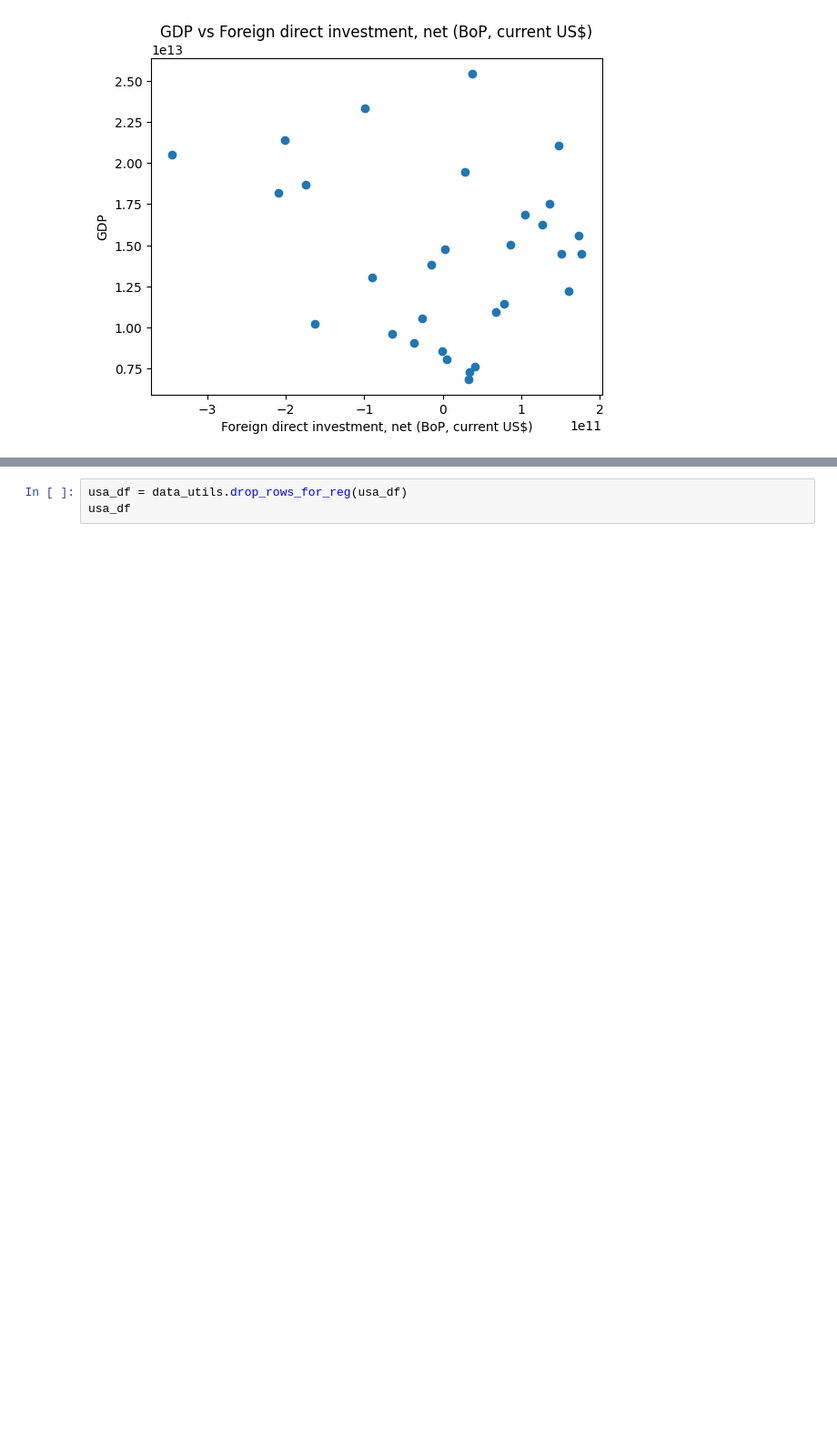
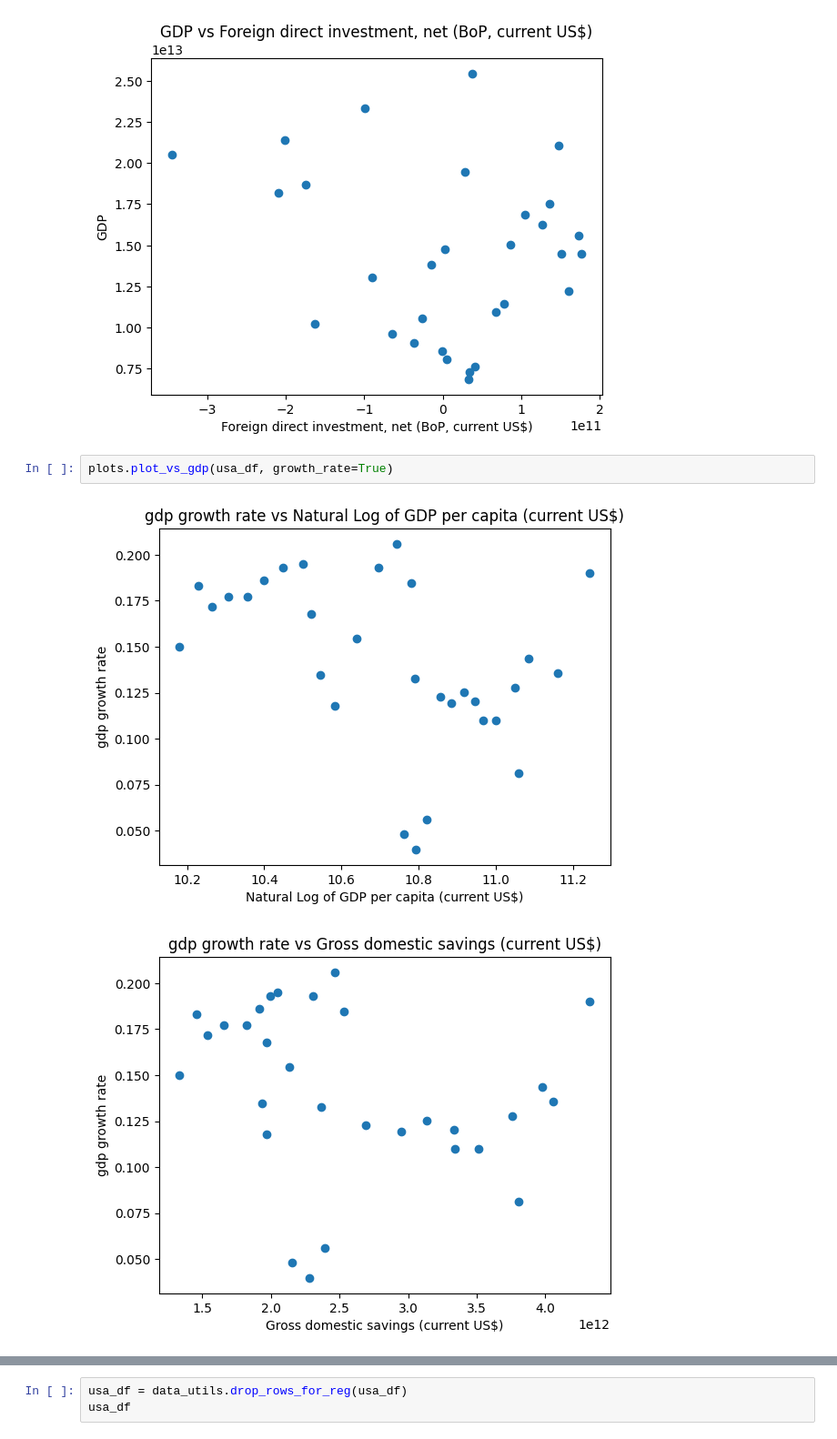
Before and after one commit to adityapentyala/egd-assignment, a Jupyter notebook: src/usa_regression.ipynb, the cells around one changed output, grey strips where cells are left out. Shown at 91% size. Drawn from its saved outputs; the diff is of its cells as text; blank space fills up the shorter version.

```diff
--- a/src/usa_regression.ipynb
+++ b/src/usa_regression.ipynb
@@ -72,3 +72,8 @@ plots.plot_vs_gdp(usa_df)
 [figure]
 [figure]
 [figure]
+# %%
+plots.plot_vs_gdp(usa_df, growth_rate=True)
+# %% [output]
+[figure, added]
+[figure, added]
```
Also changed, not shown: parts of 5 cells of this notebook, 1 other file.
